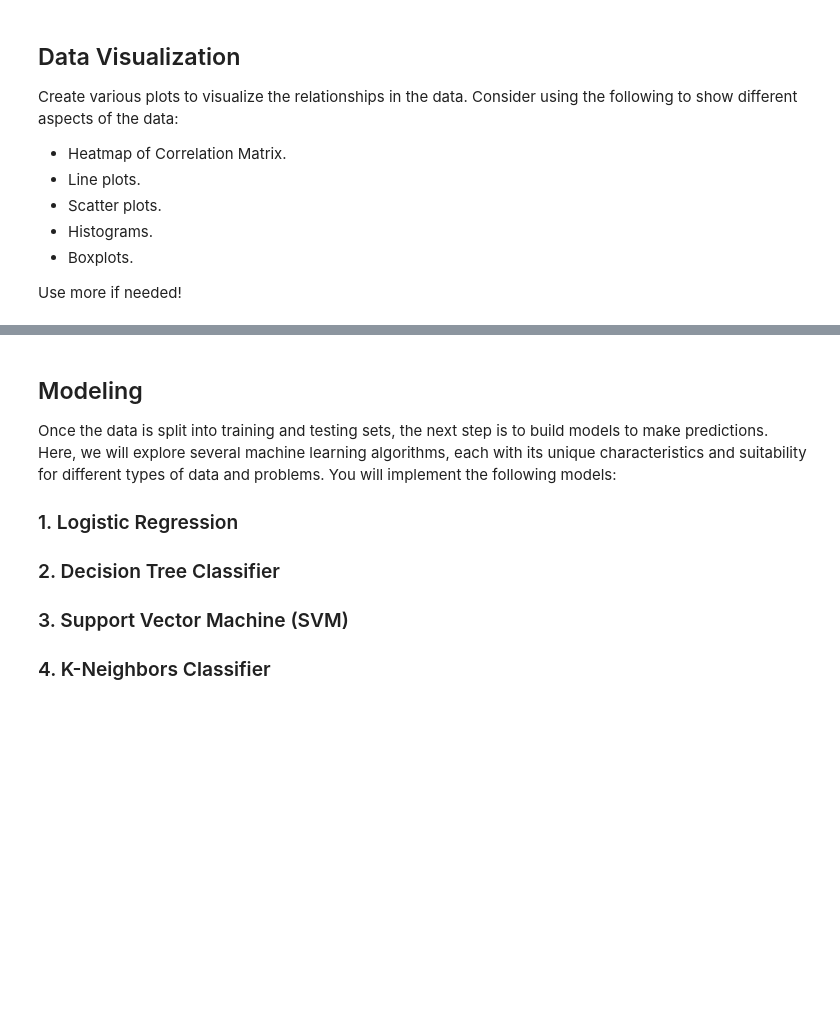
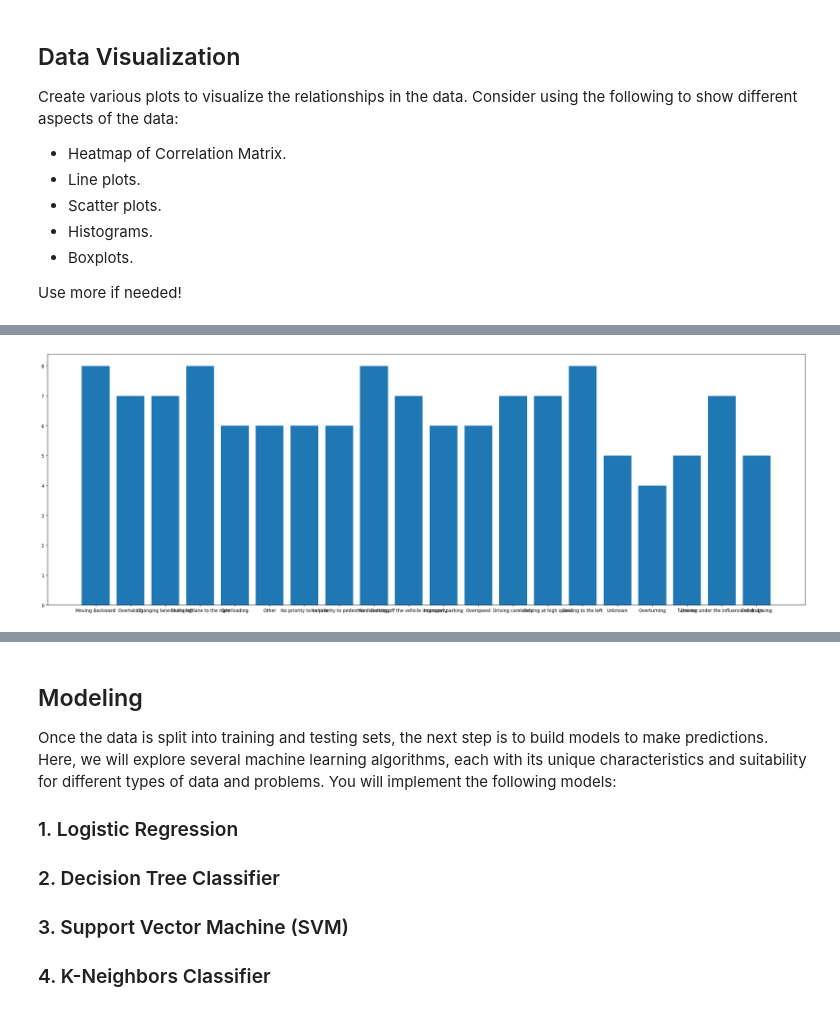
Before and after one commit to AbdullahHafiz30/Tuwaiq-Academy-Week-2, a Jupyter notebook: Tuwaiq-Academy-Week-2/Weekly_Task_2/Weekly_Project.ipynb, the cells around one changed output, grey strips where cells are left out. Cells and saved outputs as stored; diff of their text form; code cells hidden in the pictures; blank space fills up the shorter version.

```diff
--- a/Tuwaiq-Academy-Week-2/Weekly_Task_2/Weekly_Project.ipynb
+++ b/Tuwaiq-Academy-Week-2/Weekly_Task_2/Weekly_Project.ipynb
@@ -62,0 +382,6 @@ Use more if needed!
+# %%
+plt.figure(figsize=(30,10))
+plt.bar(df['Cause_of_accident'], df['Number_of_casualties'])
+plt.show()
+# %% [output]
+[figure, added]
```
Also changed, not shown: parts of 73 cells of this notebook.
